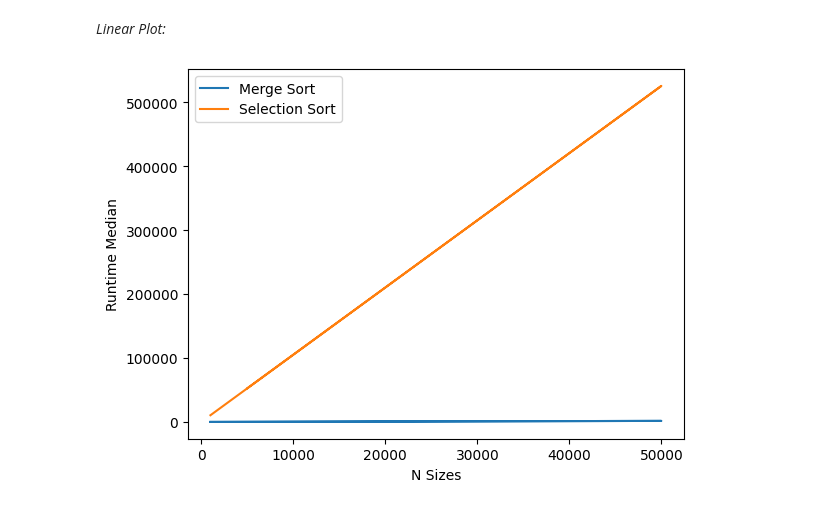
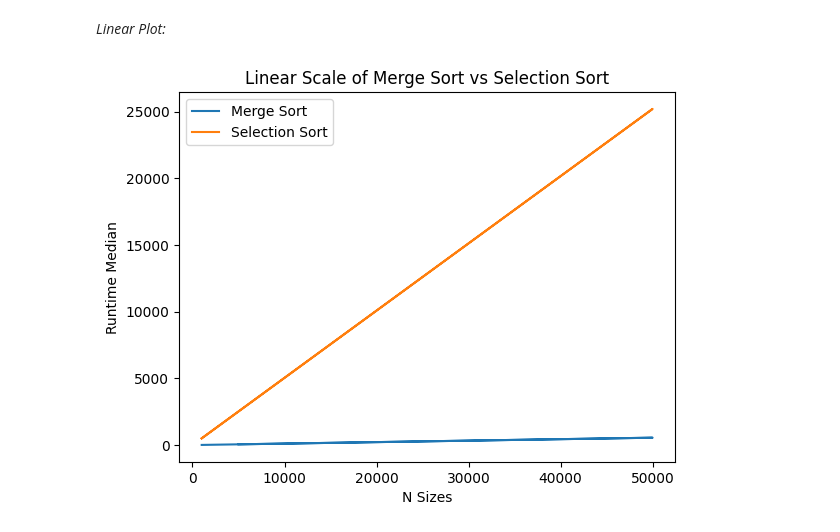
Before and after one commit to SLey3/CS-351-Assignments, a Jupyter notebook: Assignment 1/prob.ipynb, the cells around one changed output. Saved outputs shown, nothing was run; the diff lists cells and outputs as text; code cells hidden in the pictures.

```diff
--- a/Assignment 1/prob.ipynb
+++ b/Assignment 1/prob.ipynb
@@ -22,7 +21,7 @@ def selection_sort(arr: list[int]) -> list[int]:
 
         arr[i], arr[min_idx] = arr[min_idx], arr[i]
 
-    return arr
+    return arrW
 # %%
 def merge(left: list[int], right: list[int]) -> list[int]:
     merged_arr = []
@@ -279,14 +278,15 @@ SS Array: [2.74498418e-02 5.17529817e-01 1.97519058e+00 4.95311680e+01
 # %% [markdown]
 *Linear Plot:*
 # %%
-ms_y_data = ms_mean * ms_sizes + 1
-ss_y_data = ss_mean * ss_sizes + 1
+ms_y_data = ms_median * ms_sizes + 1 # y = mx + 1
+ss_y_data = ss_median * ss_sizes + 1
 
 plt.plot(ms_sizes, ms_y_data, label="Merge Sort")
 plt.plot(ss_sizes, ss_y_data, label="Selection Sort")
 plt.xlabel("N Sizes")
 plt.ylabel("Runtime Median")
+plt.title("Linear Scale of Merge Sort vs Selection Sort")
 plt.legend()
 plt.show()
 # %% [output]
-[figure, old version]
+[figure, new version]
```
Also changed, not shown: parts of 15 cells of this notebook, 4 other files.
